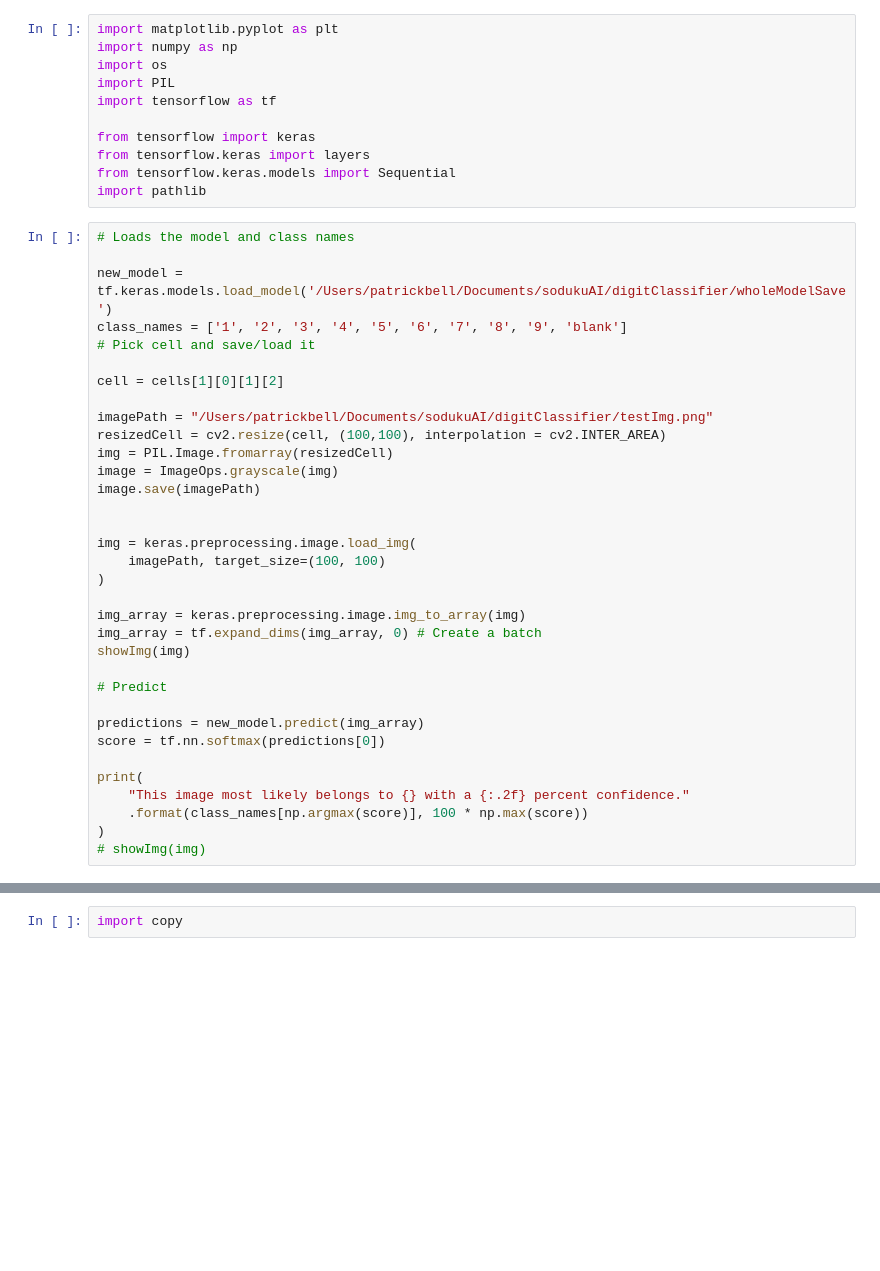
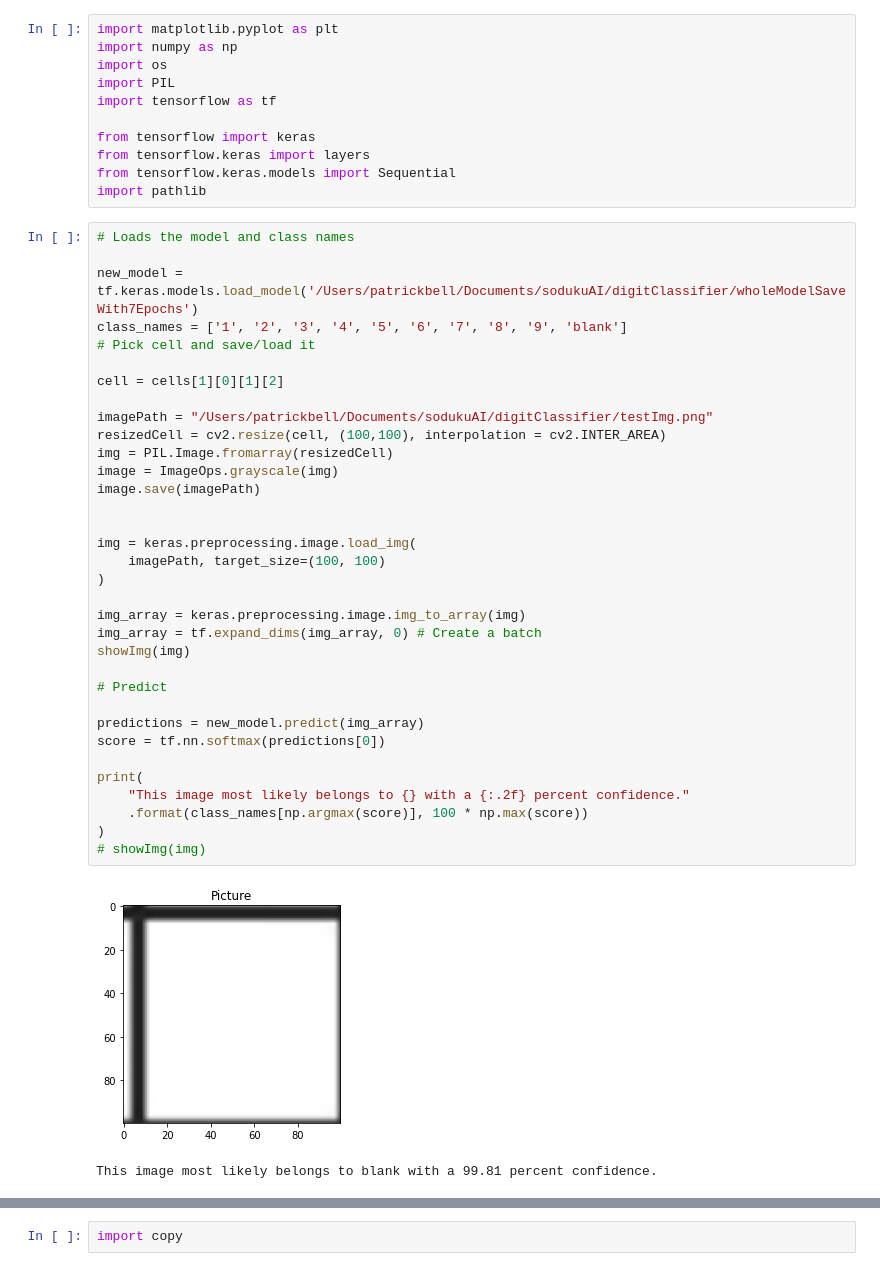
Before and after one commit to pbell97/sodukuAI, a Jupyter notebook: puzzleDetector/OpenCVTesting.ipynb, the cells around one changed output, grey strips where cells are left out. Saved outputs shown, nothing was run; the diff lists cells and outputs as text; blank space fills up the shorter version.

```diff
--- a/puzzleDetector/OpenCVTesting.ipynb
+++ b/puzzleDetector/OpenCVTesting.ipynb
@@ -142,37 +153,40 @@ import pathlib
 # %%
 # Loads the model and class names
 
-new_model = tf.keras.models.load_model('/Users/patrickbell/Documents/sodukuAI/digitClassifier/wholeModelSave')
+new_model = tf.keras.models.load_model('/Users/patrickbell/Documents/sodukuAI/digitClassifier/wholeModelSaveWith7Epochs')
 class_names = ['1', '2', '3', '4', '5', '6', '7', '8', '9', 'blank']
 # Pick cell and save/load it
 
 cell = cells[1][0][1][2]
 
 imagePath = "/Users/patrickbell/Documents/sodukuAI/digitClassifier/testImg.png"
 resizedCell = cv2.resize(cell, (100,100), interpolation = cv2.INTER_AREA)
 img = PIL.Image.fromarray(resizedCell)
 image = ImageOps.grayscale(img)
 image.save(imagePath)
 
 
 img = keras.preprocessing.image.load_img(
     imagePath, target_size=(100, 100)
 )
 
 img_array = keras.preprocessing.image.img_to_array(img)
 img_array = tf.expand_dims(img_array, 0) # Create a batch
 showImg(img)
 
 # Predict
 
 predictions = new_model.predict(img_array)
 score = tf.nn.softmax(predictions[0])
 
 print(
     "This image most likely belongs to {} with a {:.2f} percent confidence."
     .format(class_names[np.argmax(score)], 100 * np.max(score))
 )
 # showImg(img)
+# %% [output]
+[figure, added]
+This image most likely belongs to blank with a 99.81 percent confidence.
 # %%
 new_model = tf.keras.models.load_model('/Users/patrickbell/Documents/sodukuAI/digitClassifier/wholeModelSave')
 class_names = ['1', '2', '3', '4', '5', '6', '7', '8', '9', 'blank']
```
Also changed, not shown: parts of 10 cells of this notebook, 15 other files.
